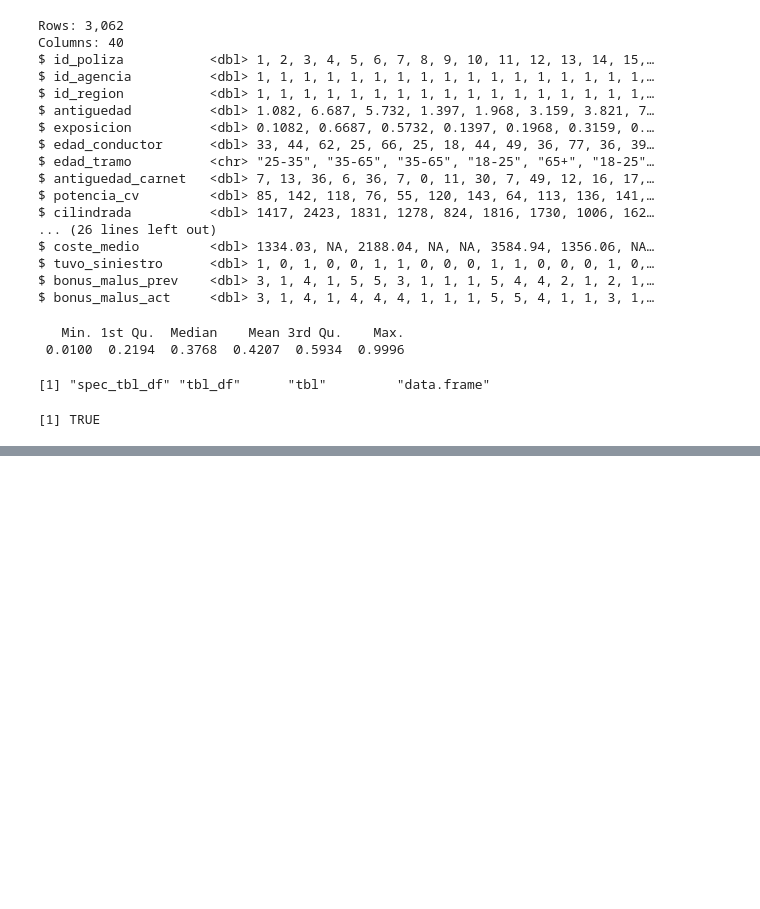
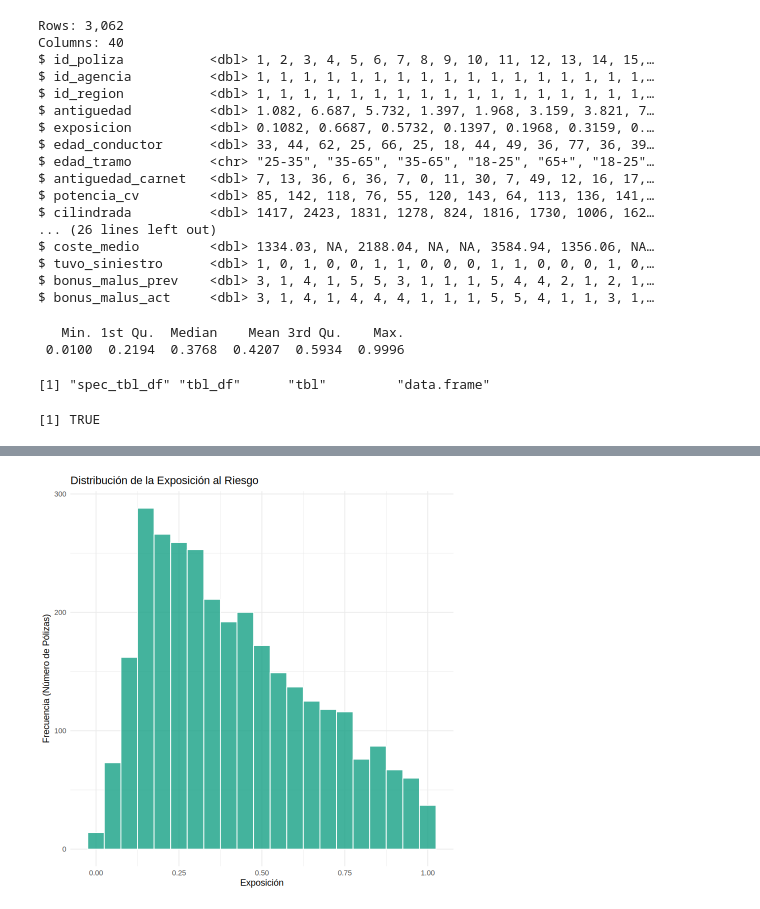
Before and after one commit to JulTob/Modelling, a Jupyter notebook: GLM/GLM_2_07.ipynb, the cells around one changed output, grey strips where cells are left out. Saved outputs shown, nothing was run; the diff lists cells and outputs as text; code cells hidden in the pictures; blank space fills up the shorter version.

```diff
--- a/GLM/GLM_2_07.ipynb
+++ b/GLM/GLM_2_07.ipynb
@@ -52,0 +141,14 @@ $ bonus_malus_act     <dbl> 3, 1, 4, 1, 4, 4, 4, 1, 1, 1, 5, 5, 4, 1, 1, 3, 1,
+# %%
+library(ggplot2)
+
+# Crear histograma de la variable exposicion
+ggplot(cartera, aes(x = exposicion)) +
+  geom_histogram(binwidth = 0.05, fill = "#16a085", color = "white", alpha = 0.8) +
+  labs(
+    title = "Distribución de la Exposición al Riesgo",
+    x = "Exposición",
+    y = "Frecuencia (Número de Pólizas)"
+  ) +
+  theme_minimal()
+# %% [output]
+[figure, added]
```
Also changed, not shown: parts of 15 cells of this notebook.
